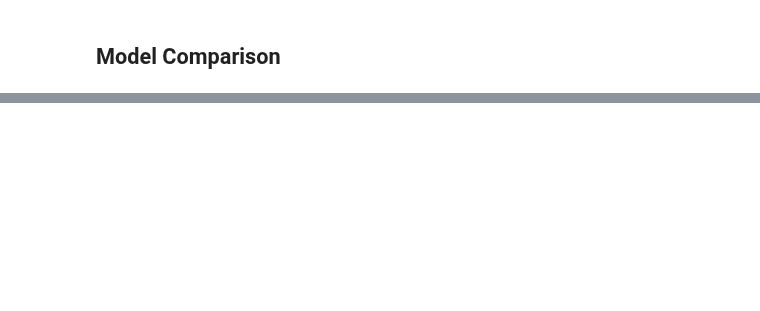
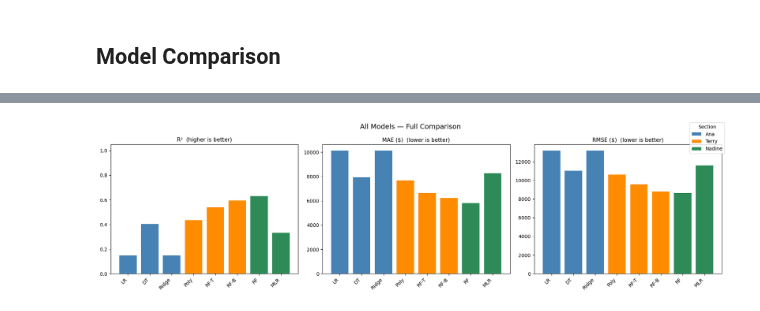
Before and after one commit to Blitz431/DS_612_GROUP, a Jupyter notebook: DS612_Master_Analysis.ipynb, the cells around one changed output, grey strips where cells are left out. Saved outputs shown, nothing was run; the diff lists cells and outputs as text; code cells hidden in the pictures; blank space fills up the shorter version.

```diff
--- a/DS612_Master_Analysis.ipynb
+++ b/DS612_Master_Analysis.ipynb
@@ -33,0 +30,4 @@ from sklearn.metrics import mean_absolute_error, mean_squared_error, r2_score
+# %%
+# Load dataset once — all sections share this raw dataframe
+vehiclesdf_unclean = pd.read_csv("vehicles.csv")
+print(f"Raw dataset: {vehiclesdf_unclean.shape[0]:,} rows × {vehiclesdf_unclean.shape[1]} columns")
@@ -559,11 +754,0 @@ print("Lasso trained.")
-# %%
-y_lasso_pred = lasso_model.predict(X_aarnav_test)
-
-lasso_mae  = mean_absolute_error(y_aarnav_test, y_lasso_pred)
-lasso_rmse = np.sqrt(mean_squared_error(y_aarnav_test, y_lasso_pred))
-lasso_r2   = r2_score(y_aarnav_test, y_lasso_pred)
-
-print(f"MAE :  ${lasso_mae:,.0f}")
-print(f"RMSE:  ${lasso_rmse:,.0f}")
-print(f"R²  :  {lasso_r2:.3f}")
-print(f"\nLasso zeroed out {(lasso_model.coef_ == 0).sum()} of {X_aarnav.shape[1]} features ({(lasso_model.coef_ == 0).mean():.1%})")
@@ -604,0 +783,61 @@ print(aarnav_comparison.to_string(index=False))
+# %%
+import pandas as pd
+import matplotlib.pyplot as plt
+import numpy as np
+
+# Base rows — Ana, Terry, Nadine always present
+_rows = [
+    {"Section": "Ana",    "Model": "Linear Regression",          "R2": ana_lr_r2,          "MAE": ana_lr_mae,          "RMSE": ana_lr_rmse},
+    {"Section": "Ana",    "Model": "Decision Tree",              "R2": ana_dt_r2,          "MAE": ana_dt_mae,          "RMSE": ana_dt_rmse},
+    {"Section": "Ana",    "Model": "Ridge Regression",           "R2": ana_ridge_r2,       "MAE": ana_ridge_mae,       "RMSE": ana_ridge_rmse},
+    {"Section": "Terry",  "Model": "Polynomial Regression",      "R2": terry_poly_r2,      "MAE": terry_poly_mae,      "RMSE": terry_poly_rmse},
+    {"Section": "Terry",  "Model": "RF Tuned",                   "R2": terry_rftuned_r2,   "MAE": terry_rftuned_mae,   "RMSE": terry_rftuned_rmse},
+    {"Section": "Terry",  "Model": "RF Boosted",                 "R2": terry_rfboosted_r2, "MAE": terry_rfboosted_mae, "RMSE": terry_rfboosted_rmse},
+    {"Section": "Nadine", "Model": "Random Forest",              "R2": rf_r2,              "MAE": rf_mae,              "RMSE": rf_rmse},
+    {"Section": "Nadine", "Model": "Multiple Linear Regression", "R2": mlr_r2,             "MAE": mlr_mae,             "RMSE": mlr_rmse},
+]
+# Section 4 is optional — silently skip if those cells are not present
+try:
+    _rows += [
+        {"Section": "Aarnav", "Model": "Gradient Boosting", "R2": gb_r2,    "MAE": gb_mae,    "RMSE": gb_rmse},
+        {"Section": "Aarnav", "Model": "Lasso Regression",  "R2": lasso_r2, "MAE": lasso_mae, "RMSE": lasso_rmse},
+    ]
+except NameError:
+    pass
+
+all_models = pd.DataFrame(_rows)
+print(all_models[["Section","Model","R2","MAE","RMSE"]].rename(columns={"R2":"R\u00b2"}).to_string(index=False))
+
+section_colors = {"Ana": "steelblue", "Terry": "darkorange", "Nadine": "seagreen", "Aarnav": "darkorchid"}
+bar_colors = [section_colors[s] for s in all_models["Section"]]
+_abbrev = {
+    "Linear Regression": "LR", "Decision Tree": "DT", "Ridge Regression": "Ridge",
+    "Polynomial Regression": "Poly", "RF Tuned": "RF-T", "RF Boosted": "RF-B",
+    "Random Forest": "RF", "Multiple Linear Regression": "MLR",
+    "Gradient Boosting": "GB", "Lasso Regression": "Lasso",
+}
+short_names = [_abbrev.get(m, m[:6]) for m in all_models["Model"]]
+
+fig, axes = plt.subplots(1, 3, figsize=(18, 5))
+
+axes[0].bar(short_names, all_models["R2"], color=bar_colors)
+axes[0].set_title("R\u00b2  (higher is better)", fontsize=11)
+axes[0].set_ylim(0, 1.05)
+axes[0].set_xticklabels(short_names, rotation=45, ha="right")
+
+axes[1].bar(short_names, all_models["MAE"], color=bar_colors)
+axes[1].set_title("MAE ($)  (lower is better)", fontsize=11)
+axes[1].set_xticklabels(short_names, rotation=45, ha="right")
+
+axes[2].bar(short_names, all_models["RMSE"], color=bar_colors)
+axes[2].set_title("RMSE ($)  (lower is better)", fontsize=11)
+axes[2].set_xticklabels(short_names, rotation=45, ha="right")
+
+from matplotlib.patches import Patch
+legend_elements = [Patch(facecolor=c, label=s) for s, c in section_colors.items() if s in all_models["Section"].values]
+fig.legend(handles=legend_elements, loc="upper right", title="Section", bbox_to_anchor=(1.0, 1.0))
+
+plt.suptitle("All Models — Full Comparison", fontsize=14)
+plt.tight_layout()
+plt.show()
+# %% [output]
@@ -604,0 +853 @@ print(aarnav_comparison.to_string(index=False))
+[figure, added]
```
Also changed, not shown: parts of 67 cells of this notebook, 6 other files.
